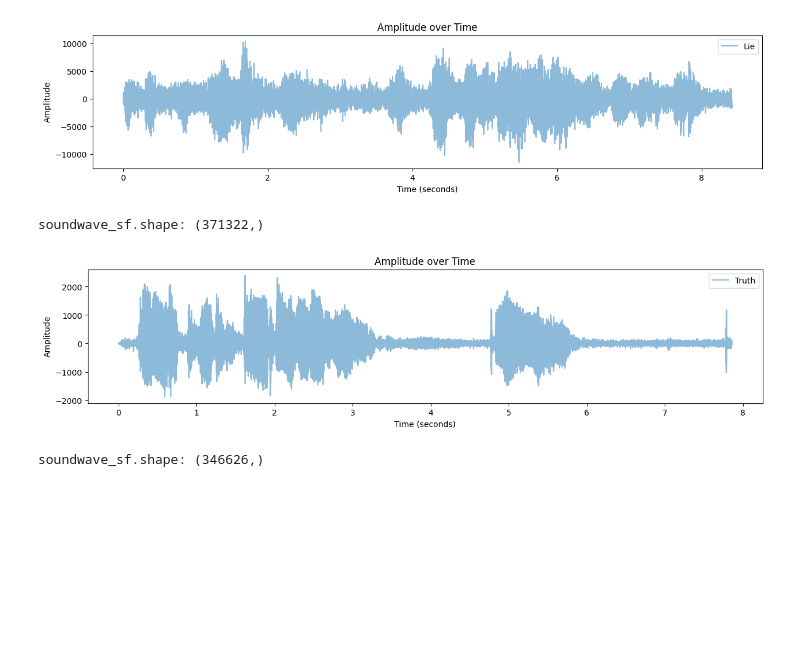
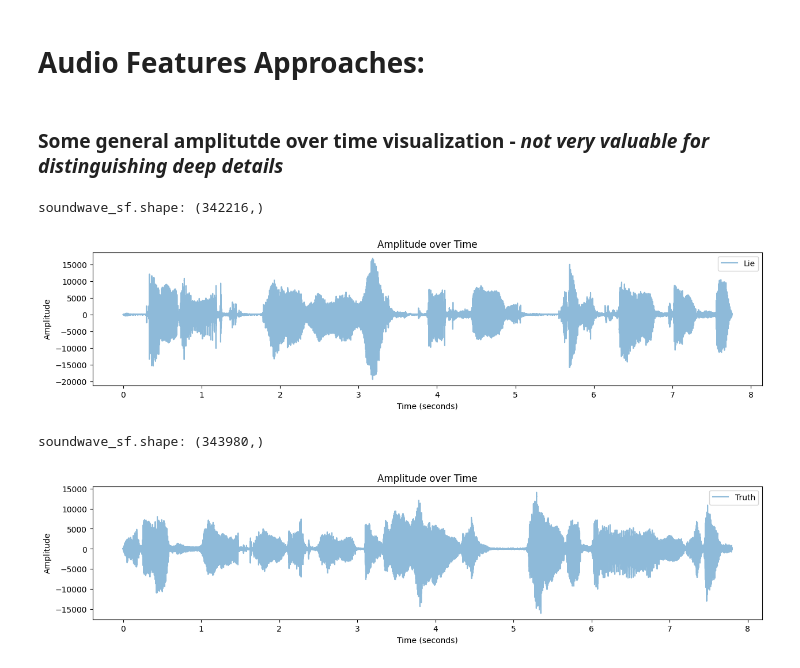
Before and after one commit to LevanSulimanov/DeceptionDetection_CAUT, a Jupyter notebook: Phase_2/2_Data_Collection_and_Processing/Audio_Processing/audio_processing_dev.ipynb, the cells around one changed output. Saved outputs shown, nothing was run; the diff lists cells and outputs as text; code cells hidden in the pictures; blank space fills up the shorter version.

Commit message:
added audio features analysis notebook

```diff
--- a/Phase_2/2_Data_Collection_and_Processing/Audio_Processing/audio_processing_dev.ipynb
+++ b/Phase_2/2_Data_Collection_and_Processing/Audio_Processing/audio_processing_dev.ipynb
@@ -27,10 +61,15 @@ save_mp3_as_wav(data_dir="../../../data/audio_data/",
+# %% [markdown]
+# Audio Features Approaches:
+# %% [markdown]
+### Some general amplitutde over time visualization - *not very valuable for distinguishing deep details*
 # %%
-def show_audio_features(wav_abs_path, title):
+def show_audio_amplitutdeOverTime_features(wav_abs_path, title):
     # Open wav file and read frames as bytes
     sf_filewave = wave.open(wav_abs_path, 'r')  # 'trial_lie_048_006.wav', 'r')
     signal_sf = sf_filewave.readframes(-1)
     # Convert audio bytes to integers
     soundwave_sf = np.frombuffer(signal_sf, dtype='int16')
+    print("soundwave_sf.shape:", soundwave_sf.shape)
     # Get the sound wave frame rate
     framerate_sf = sf_filewave.getframerate()
     # Find the sound wave timestamps
@@ -47,15 +86,11 @@ def show_audio_features(wav_abs_path, title):
     plt.plot(time_sf, soundwave_sf, label=title, alpha=0.5)
     plt.legend()
     plt.show()
-
-    print("soundwave_sf.shape:", soundwave_sf.shape)
-# %%
-show_audio_features(wav_abs_path="trial_lie_048_006.wav", title="Lie")
-# %% [output]
-[figure, removed]
-soundwave_sf.shape: (371322,)
-# %%
-show_audio_features(wav_abs_path="trial_truth_054_002.wav", title="Truth")
-# %% [output]
-[figure, removed]
-soundwave_sf.shape: (346626,)
+# %%
+show_audio_amplitutdeOverTime_features(wav_abs_path="trial_lie_005_008.wav", title="Lie")
+show_audio_amplitutdeOverTime_features(wav_abs_path="trial_truth_058_001.wav", title="Truth")
+# %% [output]
+soundwave_sf.shape: (342216,)
+[figure, added]
+soundwave_sf.shape: (343980,)
+[figure, added]
```
Also changed, not shown: parts of 29 cells of this notebook.
